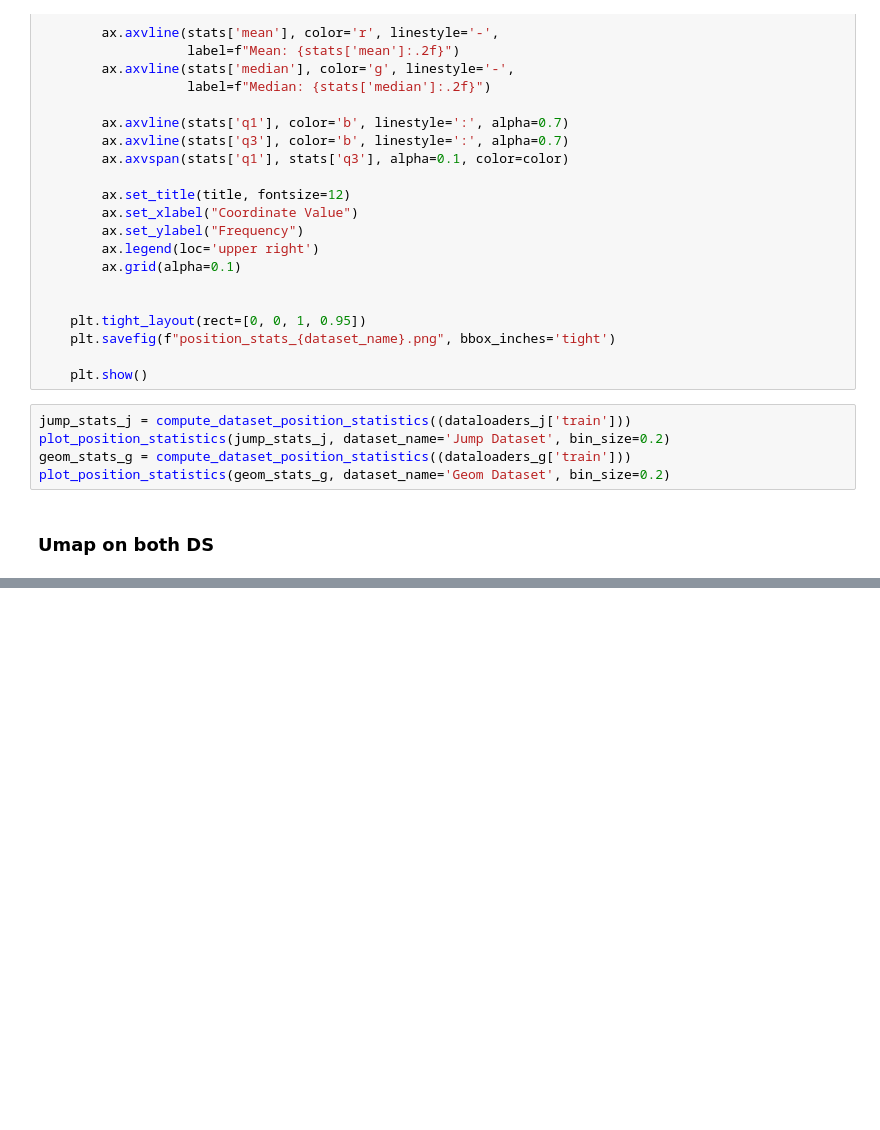
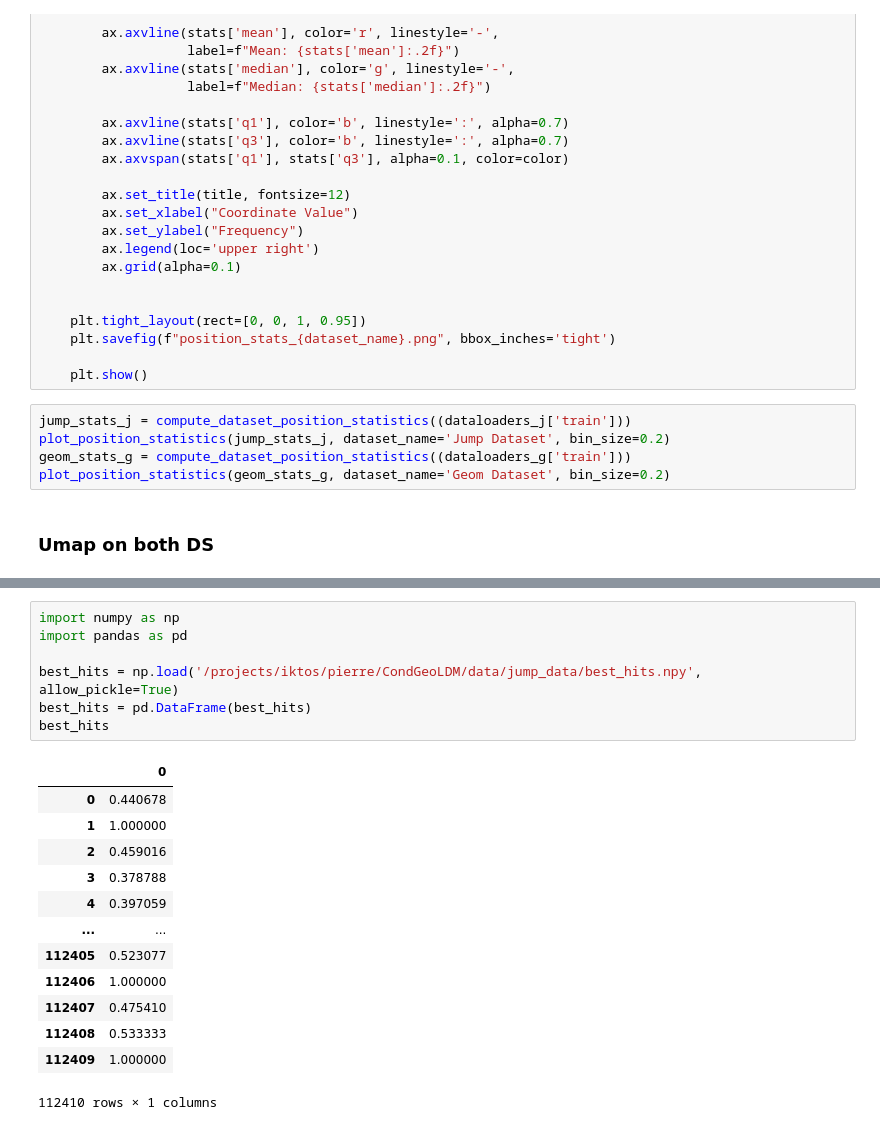
Before and after one commit to pierre-pauchet/Img2Mol, a Jupyter notebook: data/jump_data/data_explorer.ipynb, the cells around one changed output, grey strips where cells are left out. Drawn from its saved outputs; the diff is of its cells as text; blank space fills up the shorter version.

```diff
--- a/data/jump_data/data_explorer.ipynb
+++ b/data/jump_data/data_explorer.ipynb
@@ -602,0 +590,21 @@ print(shuffled_indices)
+# %%
+import numpy as np
+import pandas as pd
+
+best_hits = np.load('/projects/iktos/pierre/CondGeoLDM/data/jump_data/best_hits.npy', allow_pickle=True)
+best_hits = pd.DataFrame(best_hits)
+best_hits
+# %% [output]
+|  | 0 |
+| 0 | 0.440678 |
+| 1 | 1.000000 |
+| 2 | 0.459016 |
+| 3 | 0.378788 |
+| 4 | 0.397059 |
+| ... | ... |
+| 112405 | 0.523077 |
+| 112406 | 1.000000 |
+| 112407 | 0.475410 |
+| 112408 | 0.533333 |
+| 112409 | 1.000000 |
+112410 rows × 1 columns
```
Also changed, not shown: parts of 11 cells of this notebook, 13 other files.
